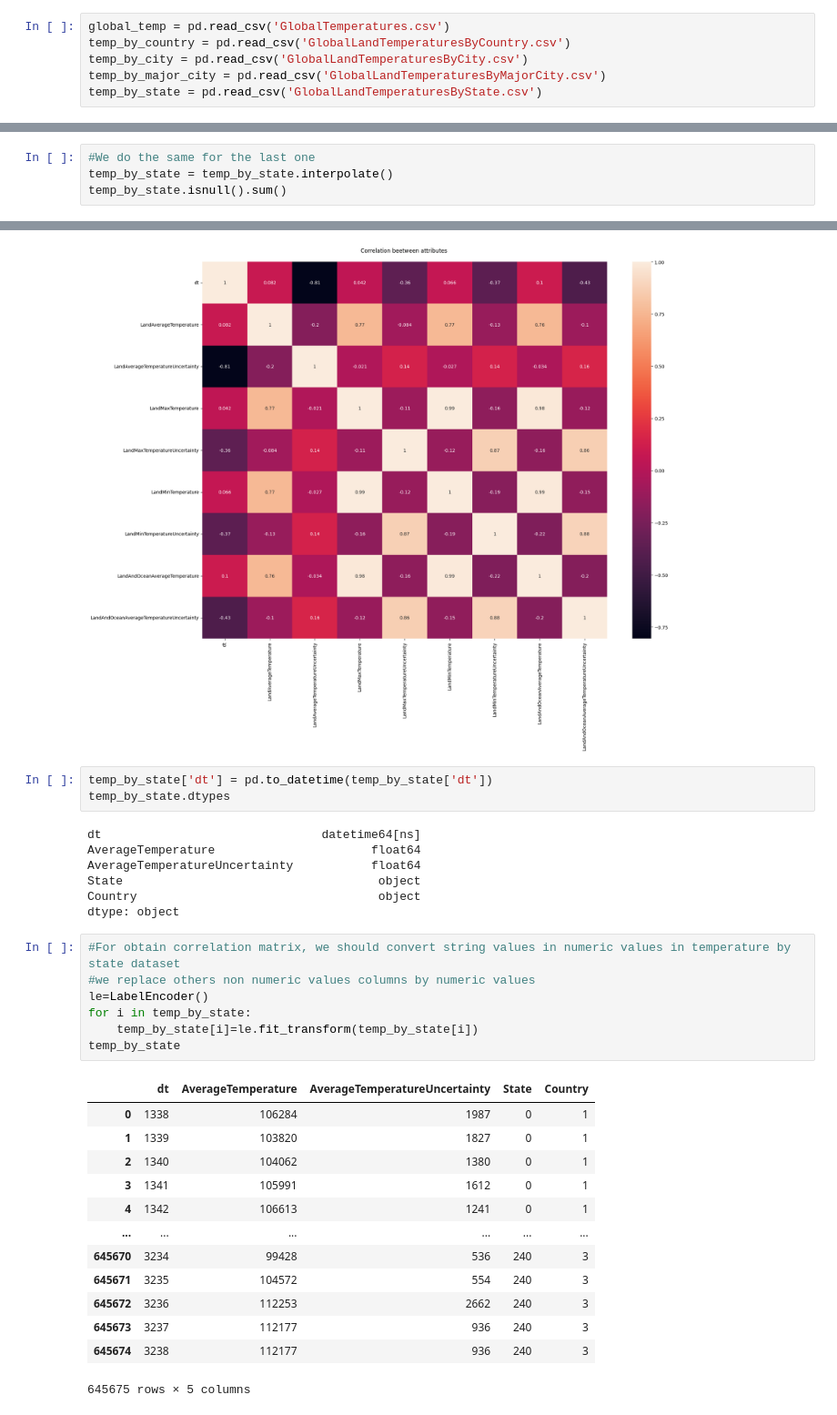
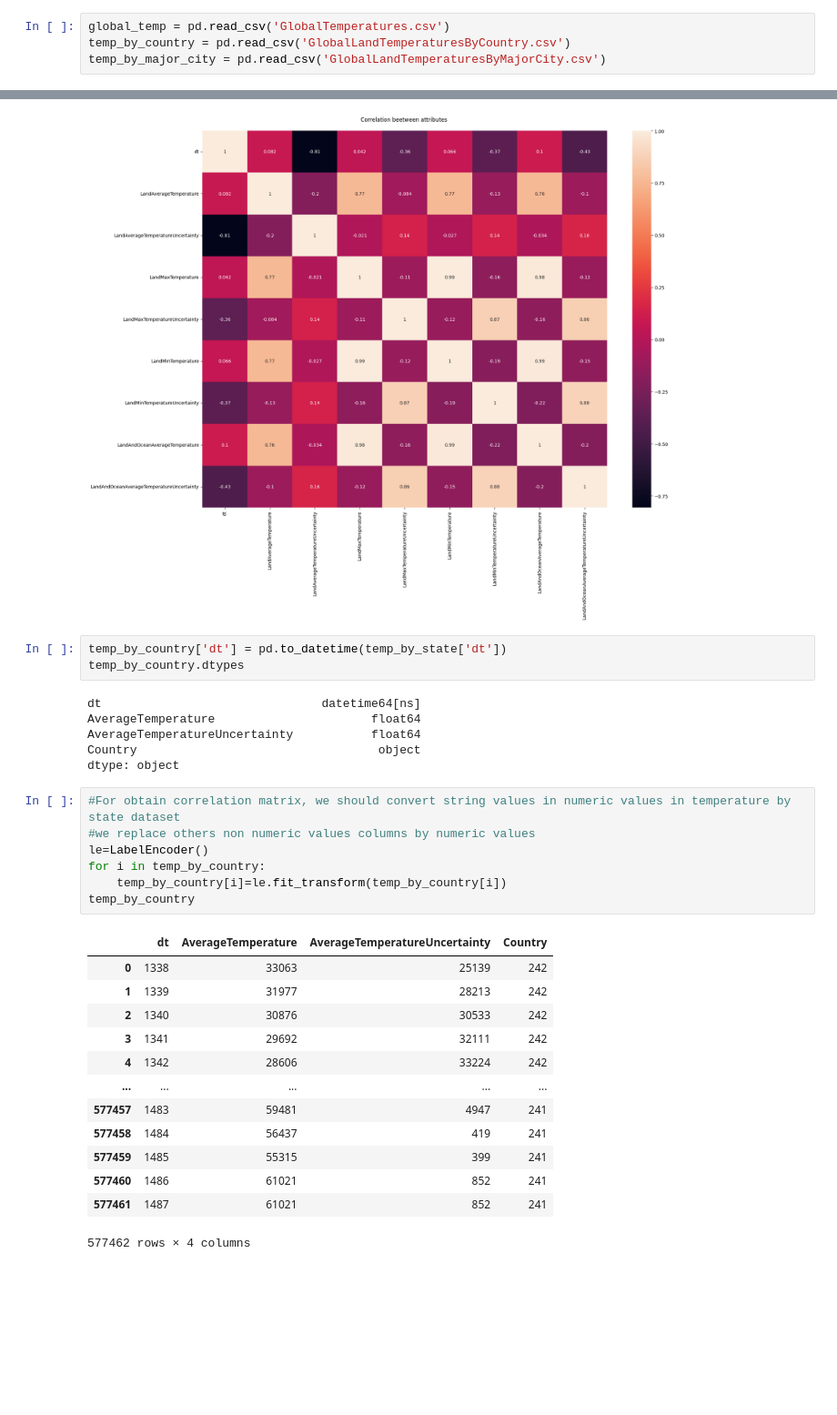
Before and after one commit to Laureoby/global_temperature, a Jupyter notebook: Global_temperature.ipynb, the cells around one changed output, grey strips where cells are left out. Shown at 91% size. Cells and saved outputs as stored; diff of their text form; blank space fills up the shorter version.

```diff
--- a/Global_temperature.ipynb
+++ b/Global_temperature.ipynb
@@ -6,9 +6,7 @@ from sklearn.preprocessing import LabelEncoder
 # %%
 global_temp = pd.read_csv('GlobalTemperatures.csv')
 temp_by_country = pd.read_csv('GlobalLandTemperaturesByCountry.csv')
-temp_by_city = pd.read_csv('GlobalLandTemperaturesByCity.csv')
 temp_by_major_city = pd.read_csv('GlobalLandTemperaturesByMajorCity.csv')
-temp_by_state = pd.read_csv('GlobalLandTemperaturesByState.csv')
 # %%
 global_temp.head()
 # %% [output]
@@ -148,7 +113,3 @@ Country                          0
 Latitude                         0
 Longitude                        0
 dtype: int64
-# %%
-#We do the same for the last one
-temp_by_state = temp_by_state.interpolate()
-temp_by_state.isnull().sum()
@@ -247,36 +201,35 @@ plt.show()
 # %% [output]
 [figure]
 # %%
-temp_by_state['dt'] = pd.to_datetime(temp_by_state['dt'])
-temp_by_state.dtypes
+temp_by_country['dt'] = pd.to_datetime(temp_by_state['dt'])
+temp_by_country.dtypes
 # %% [output]
 dt                               datetime64[ns]
 AverageTemperature                      float64
 AverageTemperatureUncertainty           float64
-State                                    object
 Country                                  object
 dtype: object
 # %%
 #For obtain correlation matrix, we should convert string values in numeric values in temperature by state dataset
 #we replace others non numeric values columns by numeric values
 le=LabelEncoder()
-for i in temp_by_state:
-    temp_by_state[i]=le.fit_transform(temp_by_state[i])
-temp_by_state
+for i in temp_by_country:
+    temp_by_country[i]=le.fit_transform(temp_by_country[i])
+temp_by_country
 # %% [output]
-|  | dt | AverageTemperature | AverageTemperatureUncertainty | State | Country |
-| 0 | 1338 | 106284 | 1987 | 0 | 1 |
-| 1 | 1339 | 103820 | 1827 | 0 | 1 |
-| 2 | 1340 | 104062 | 1380 | 0 | 1 |
-| 3 | 1341 | 105991 | 1612 | 0 | 1 |
-| 4 | 1342 | 106613 | 1241 | 0 | 1 |
-| ... | ... | ... | ... | ... | ... |
-| 645670 | 3234 | 99428 | 536 | 240 | 3 |
-| 645671 | 3235 | 104572 | 554 | 240 | 3 |
-| 645672 | 3236 | 112253 | 2662 | 240 | 3 |
-| 645673 | 3237 | 112177 | 936 | 240 | 3 |
-| 645674 | 3238 | 112177 | 936 | 240 | 3 |
+|  | dt | AverageTemperature | AverageTemperatureUncertainty | Country |
+| 0 | 1338 | 33063 | 25139 | 242 |
+| 1 | 1339 | 31977 | 28213 | 242 |
+| 2 | 1340 | 30876 | 30533 | 242 |
+| 3 | 1341 | 29692 | 32111 | 242 |
+| 4 | 1342 | 28606 | 33224 | 242 |
+| ... | ... | ... | ... | ... |
+| 577457 | 1483 | 59481 | 4947 | 241 |
+| 577458 | 1484 | 56437 | 419 | 241 |
+| 577459 | 1485 | 55315 | 399 | 241 |
+| 577460 | 1486 | 61021 | 852 | 241 |
+| 577461 | 1487 | 61021 | 852 | 241 |
-645675 rows × 5 columns
+577462 rows × 4 columns
 # %%
 #correlation matrix
 plt.figure(figsize=(20,15))
```
Also changed, not shown: parts of 9 cells of this notebook.
